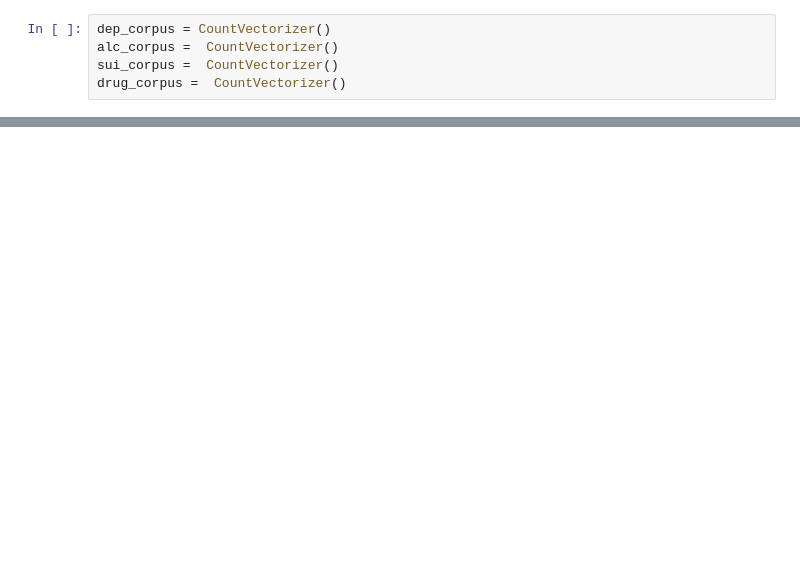
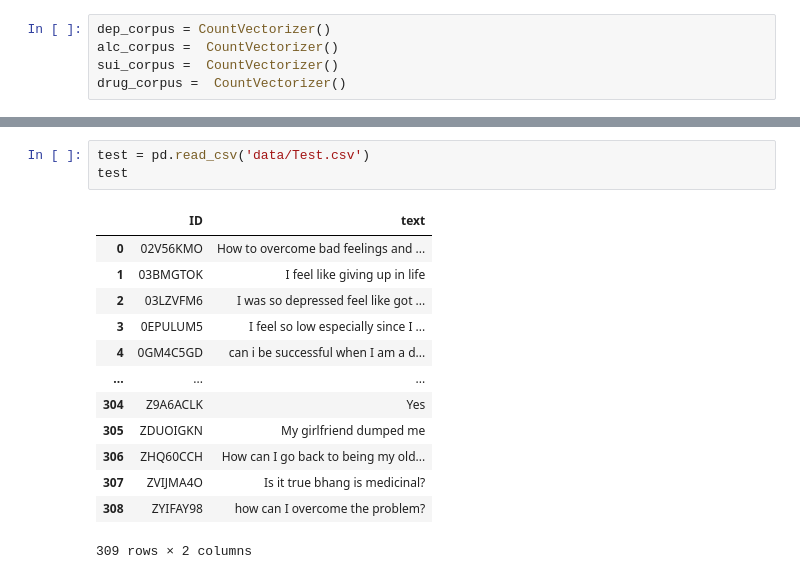
Before and after one commit to Athena112233/BasicNeedsBasicRightsKenya, a Jupyter notebook: 0625Catherine.ipynb, the cells around one changed output, grey strips where cells are left out. Saved outputs shown, nothing was run; the diff lists cells and outputs as text; blank space fills up the shorter version.

Commit message:
Data Exploration, Data Cleaning, and svm

```diff
--- a/0625Catherine.ipynb
+++ b/0625Catherine.ipynb
@@ -144,0 +235,17 @@ math.exp(-12)
+# %%
+test = pd.read_csv('data/Test.csv')
+test
+# %% [output]
+|  | ID | text |
+| 0 | 02V56KMO | How to overcome bad feelings and ... |
+| 1 | 03BMGTOK | I feel like giving up in life |
+| 2 | 03LZVFM6 | I was so depressed feel like got ... |
+| 3 | 0EPULUM5 | I feel so low especially since I ... |
+| 4 | 0GM4C5GD | can i be successful when I am a d... |
+| ... | ... | ... |
+| 304 | Z9A6ACLK | Yes |
+| 305 | ZDUOIGKN | My girlfriend dumped me |
+| 306 | ZHQ60CCH | How can I go back to being my old... |
+| 307 | ZVIJMA4O | Is it true bhang is medicinal? |
+| 308 | ZYIFAY98 | how can I overcome the problem? |
+309 rows × 2 columns
```
Also changed, not shown: parts of 35 cells of this notebook, 2 other files.
